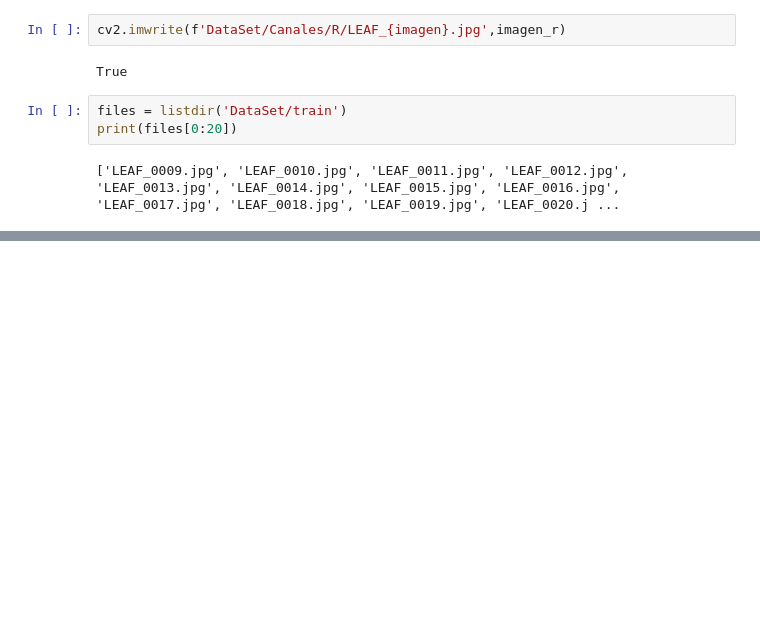
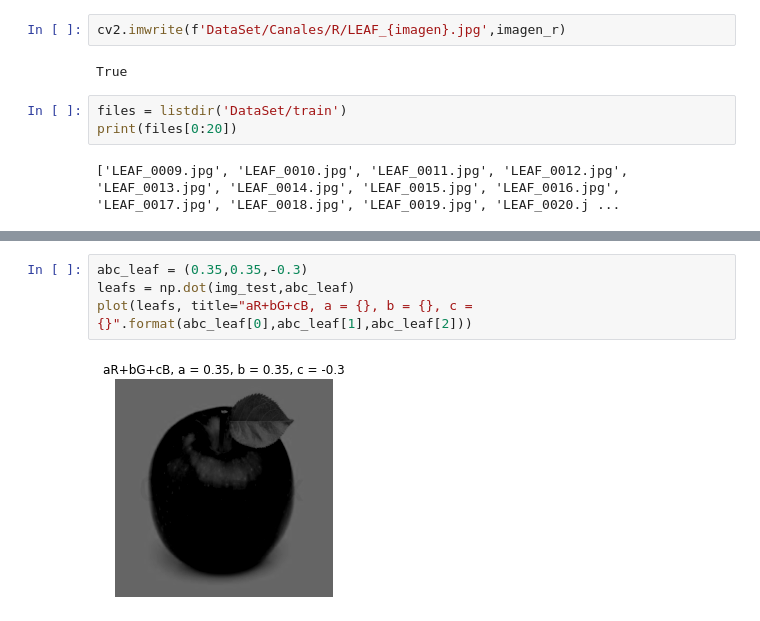
Before and after one commit to aljimenezza/Leaf-Segmentation, a Jupyter notebook: Segmentacion.ipynb, the cells around one changed output, grey strips where cells are left out. Saved outputs shown, nothing was run; the diff lists cells and outputs as text; blank space fills up the shorter version.

```diff
--- a/Segmentacion.ipynb
+++ b/Segmentacion.ipynb
@@ -111,0 +135,6 @@ for name in files[0:30]:
+# %%
+abc_leaf = (0.35,0.35,-0.3)
+leafs = np.dot(img_test,abc_leaf)
+plot(leafs, title="aR+bG+cB, a = {}, b = {}, c = {}".format(abc_leaf[0],abc_leaf[1],abc_leaf[2]))
+# %% [output]
+[figure, added]
```
Also changed, not shown: parts of 10 cells of this notebook.
